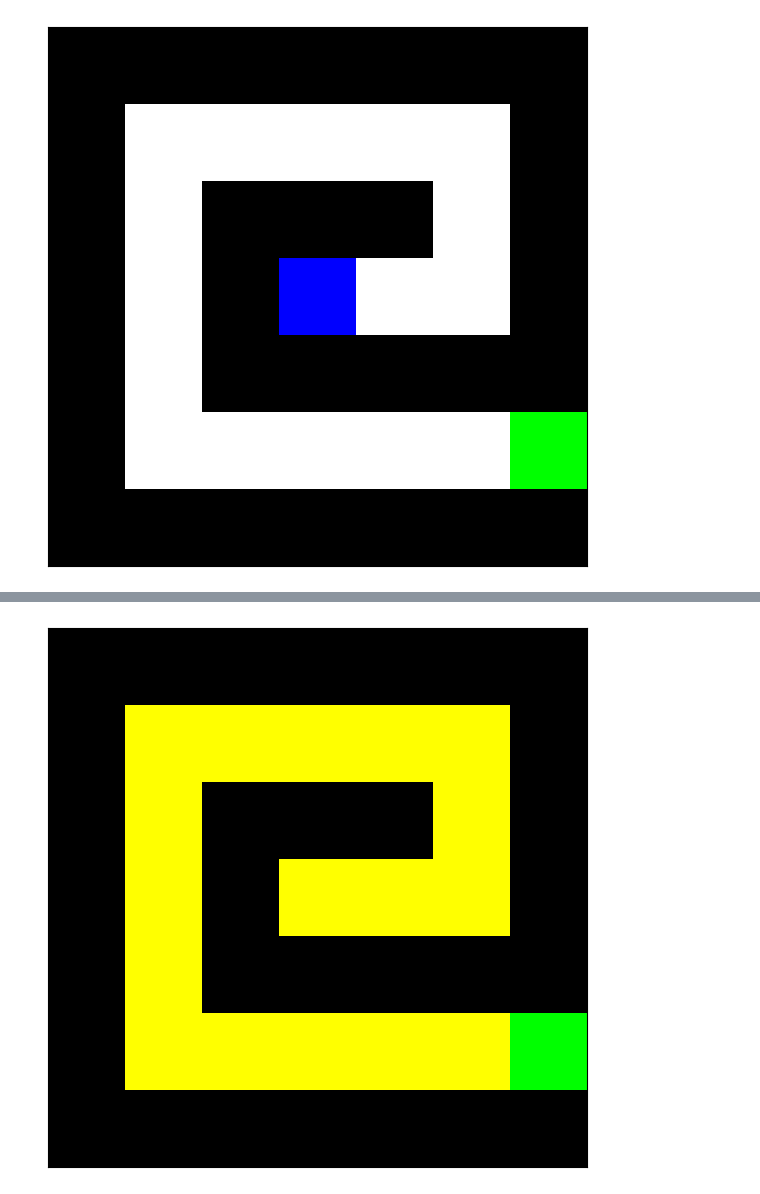
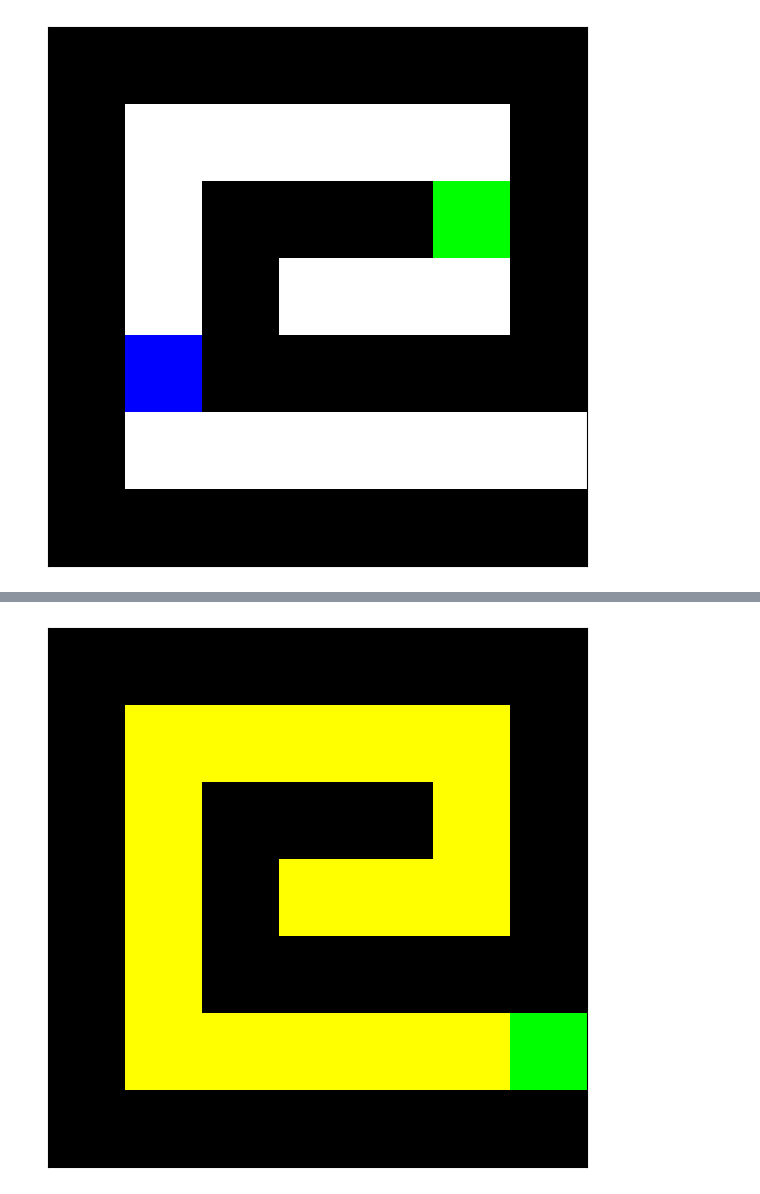
Before and after one commit to hokincode/spiral_maze, a Jupyter notebook: make_illustr_figures.ipynb, the cells around one changed output, grey strips where cells are left out. Cells and saved outputs as stored; diff of their text form; code cells hidden in the pictures.

```diff
--- a/make_illustr_figures.ipynb
+++ b/make_illustr_figures.ipynb
@@ -156,13 +156,13 @@ class ModelBasedAgent:
 # %%
 # Create an instance of MazeGame
 maze_game = MazeGame()
 
 # Set the initial and exit positions
-maze_game.initialPosition(3, 3)
-maze_game.setExit(5, 6)
+maze_game.initialPosition(4, 1)
+maze_game.setExit(2, 5)
 maze_game.plot()
 # %% [output]
-[figure, old version]
+[figure, new version]
 # %%
 # Initialize the model-based agent with the maze game and update its values
 model_based_agent = ModelBasedAgent(maze_game)
```
